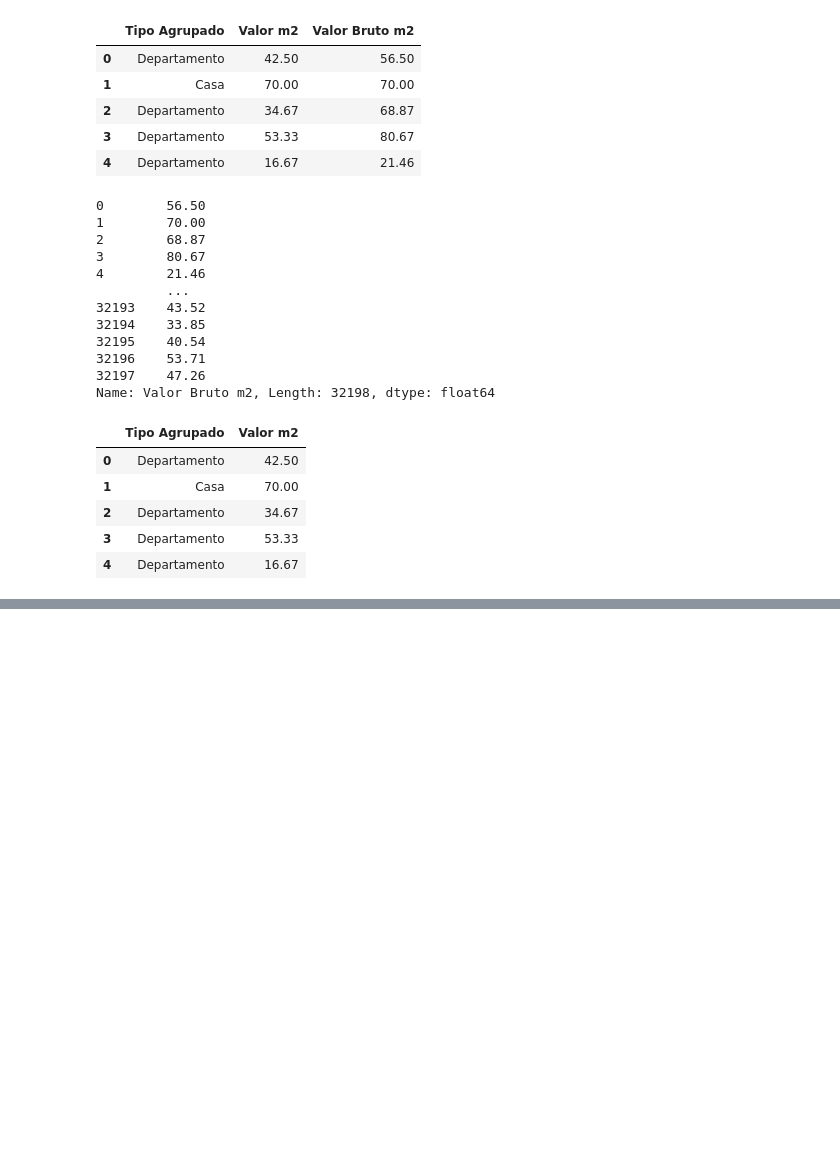
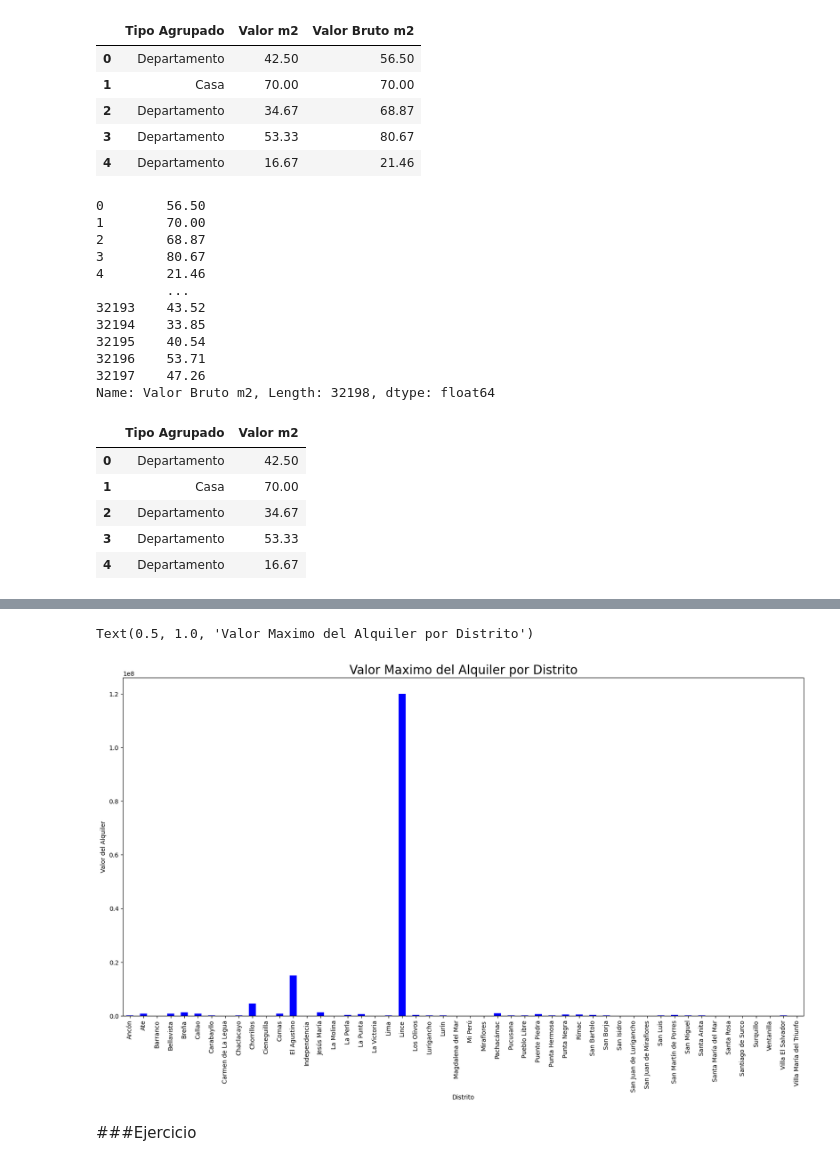
Before and after one commit to AdrianCPC/Data_analysis_rentals, a Jupyter notebook: Base_de_Datos.ipynb, the cells around one changed output, grey strips where cells are left out. Cells and saved outputs as stored; diff of their text form; code cells hidden in the pictures; blank space fills up the shorter version.

```diff
--- a/Base_de_Datos.ipynb
+++ b/Base_de_Datos.ipynb
@@ -1149,0 +1380,9 @@ datos.to_csv('alquiler_residencial_2.csv', sep=';', index=False)
+# %%
+fig = grupo_barrio['Valor'].max().plot.bar(color='blue')
+fig.set_ylabel('Valor del Alquiler')
+fig.set_title('Valor Maximo del Alquiler por Distrito', {'fontsize': 20})
+# %% [output]
+Text(0.5, 1.0, 'Valor Maximo del Alquiler por Distrito')
+[figure, added]
+# %% [markdown]
+###Ejercicio
```
Also changed, not shown: parts of 24 cells of this notebook.
